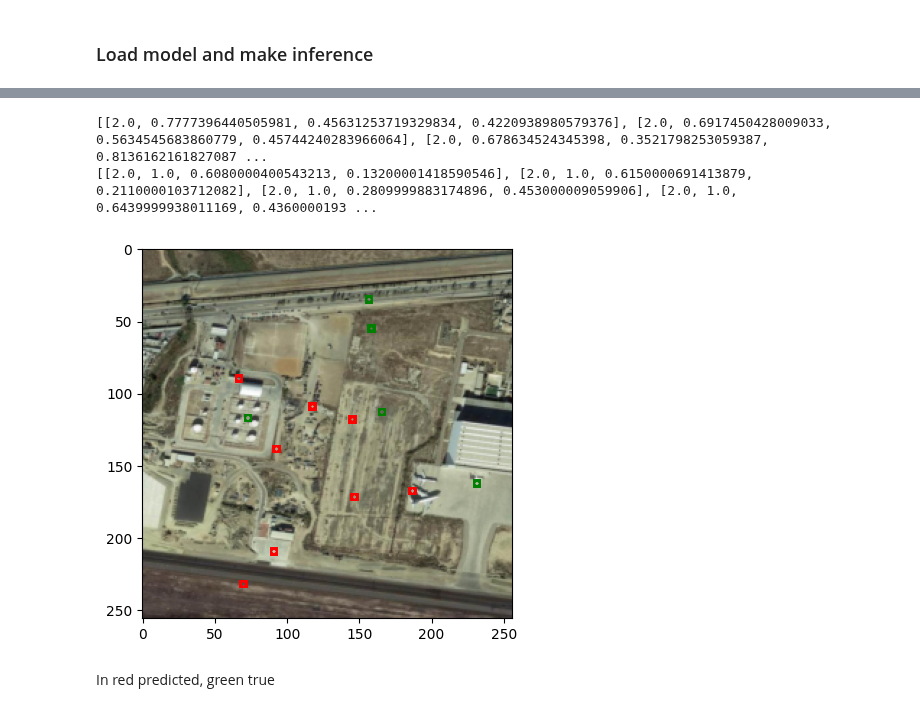
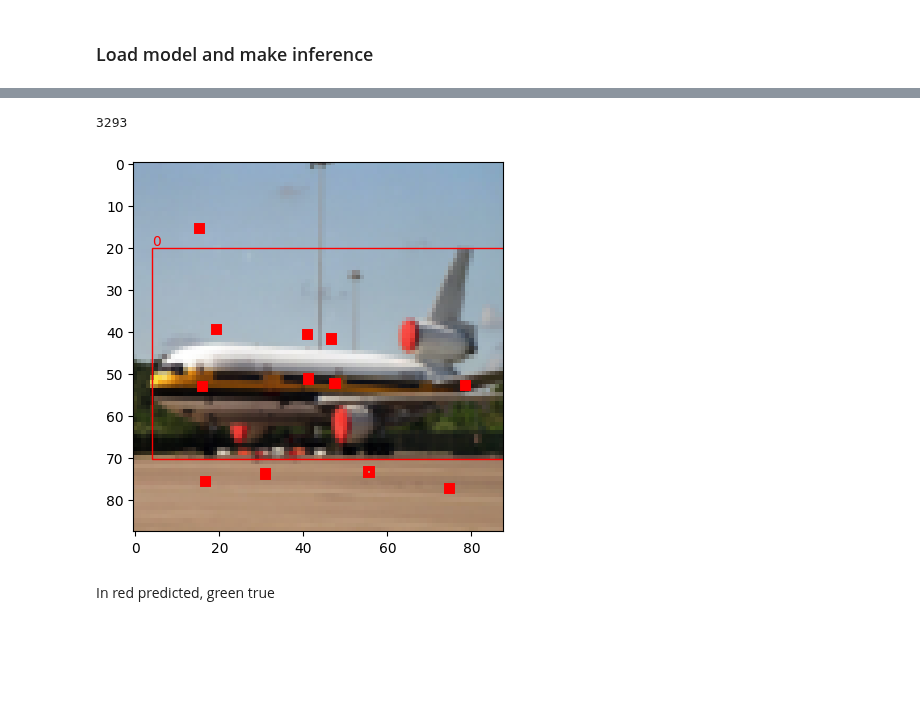
Before and after one commit to salvatorebuono02/ObjDct_Repo, a Jupyter notebook: FOMO.ipynb, the cells around one changed output, grey strips where cells are left out. Saved outputs shown, nothing was run; the diff lists cells and outputs as text; code cells hidden in the pictures; blank space fills up the shorter version.

Commit message:
adjust fomo map

```diff
--- a/FOMO.ipynb
+++ b/FOMO.ipynb
@@ -507,9 +536,9 @@ LEARNING_RATE = 2e-5
 DEVICE = "cuda" if torch.cuda.is_available() else "cpu"
 BATCH_SIZE = 32 # 64 in original paper but resource exhausted error otherwise.
 WEIGHT_DECAY = 0
-EPOCHS = 50
+EPOCHS = 100
 LOAD_MODEL = False
-LOAD_MODEL_FILE = "model.pth"
+LOAD_MODEL_FILE = "fomo.pth"
 # %%
 def train_fn(train_loader, model, optimizer, loss_fn):
     loop = tqdm(train_loader, leave=True)
@@ -569,8 +608,8 @@ for epoch in range(EPOCHS):
     print(f"Epoch {epoch + 1}/{EPOCHS}")
     train_fn(train_loader, model, optimizer, loss_fn)
     pred_boxes, target_boxes, real_boxes = get_bboxes(
-        train_loader, model, threshold=0.5
+        train_loader, model, threshold=0.1, distance_threshold=0.1
     )
-    acc, pr = accuracy_precision(pred_boxes, real_boxes)
-    print(f"Training Accuracy: {acc}, Training Precision: {pr}")
+    mAP = mean_average_precision(pred_boxes, real_boxes)
+    print(f"mAP: {mAP}")
 # %% [output]
@@ -640,8 +704,8 @@ TinyYOLOv1(
 # %%
 with torch.no_grad():
     pred_boxes, target_boxes, real_boxes = get_bboxes(
-        test_loader, model, threshold = 0.5
+        test_loader, model, threshold = 0.1, distance_threshold=0.1
     )
-    acc, pr = accuracy_precision(pred_boxes, real_boxes)
-    print(f"Test Accuracy: {acc}, Test Precision: {pr}")
+    mAP = mean_average_precision(pred_boxes, real_boxes)
+    print(f"mAP: {mAP}")
 # %% [output]
@@ -664,8 +728,6 @@ def plot_centers(idx, pred_centers, target_centers):
         if center[0] == idx:
             t_centers.append(center[1:])
 
-    print(p_centers)
-    print(t_centers)
 
     fig, ax = plt.subplots()
     ax.imshow(image)
@@ -681,15 +743,26 @@ def plot_centers(idx, pred_centers, target_centers):
         )
         ax.add_patch(rect)
 
-    for center in t_centers:
+    # Create a Rectangle patch
+    for boxes in t_centers:
+        class_label = int(boxes[0])
+        box = boxes[1:]
+        assert len(box) == 4, "Got more values than in x, y, w, h, in a box!"
+        upper_left_x = box[0] - box[2] / 2
+        upper_left_y = box[1] - box[3] / 2
         rect = patches.Rectangle(
-            (center[2] * width, center[3] * height),
-            1,
-            1,
-            linewidth=5,
-            edgecolor="g",
+            (upper_left_x * width, upper_left_y * height),
+            box[2] * width,
+            box[3] * height,
+            linewidth=1,
+            edgecolor="r",
             facecolor="none",
         )
+        # Add the patch to the Axes
         ax.add_patch(rect)
 
+        # Add class label text
+        ax.text(upper_left_x * width, upper_left_y * height, str(class_label), color='r', fontsize=10, verticalalignment='bottom')
+
+
     plt.show()
@@ -716,9 +769,11 @@ pred_boxes
+# %%
+print(len(pred_boxes))
+# %% [output]
+3293
 # %%
-plot_centers(7, pred_boxes, target_boxes)
+plot_centers(1, pred_boxes, real_boxes)
 # %% [output]
-[[2.0, 0.7777396440505981, 0.45631253719329834, 0.4220938980579376], [2.0, 0.6917450428009033, 0.5634545683860779, 0.45744240283966064], [2.0, 0.678634524345398, 0.3521798253059387, 0.8136162161827087 ...
-[[2.0, 1.0, 0.6080000400543213, 0.13200001418590546], [2.0, 1.0, 0.6150000691413879, 0.2110000103712082], [2.0, 1.0, 0.2809999883174896, 0.453000009059906], [2.0, 1.0, 0.6439999938011169, 0.4360000193 ...
-[figure, old version]
+[figure, new version]
 # %% [markdown]
 In red predicted, green true
 # %%
```
Also changed, not shown: parts of 30 cells of this notebook, 2 other files.
